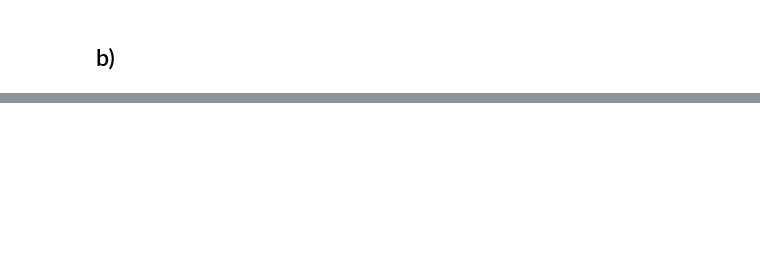
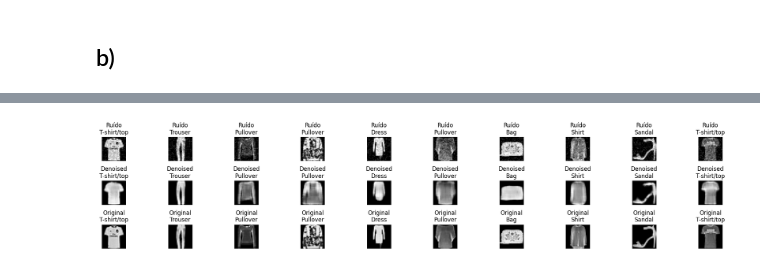
Before and after one commit to erlonL/deep-learning-lista2, a Jupyter notebook: 3-fashion-mnist.ipynb, the cells around one changed output, grey strips where cells are left out. Cells and saved outputs as stored; diff of their text form; code cells hidden in the pictures; blank space fills up the shorter version.

```diff
--- a/3-fashion-mnist.ipynb
+++ b/3-fashion-mnist.ipynb
@@ -322,0 +343,2 @@ NameError: name 'Sequential' is not defined
+# %%
+preds_denoising = model.predict(test_images_noisy)
@@ -322,0 +347,23 @@ NameError: name 'Sequential' is not defined
+# %%
+fig, ax = plt.subplots(3, 10, figsize=(20, 4))
+
+for i in range(10):
+    # Linha 1: Imagens com ruído
+    ax[0, i].imshow(test_images_noisy[i], cmap='gray')
+    ax[0, i].set_title(f"Ruído\n{labeldict[y_test[i]]}")
+    ax[0, i].axis('off')
+
+    # Linha 2: Imagens reconstruídas
+    ax[1, i].imshow(preds_denoising[i], cmap='gray')
+    ax[1, i].set_title(f"Denoised\n{labeldict[y_test[i]]}")
+    ax[1, i].axis('off')
+
+    # Linha 3: Imagens originais
+    ax[2, i].imshow(X_test[i], cmap='gray')
+    ax[2, i].set_title(f"Original\n{labeldict[y_test[i]]}")
+    ax[2, i].axis('off')
+
+plt.tight_layout()
+plt.show()
+# %% [output]
+[figure, added]
```
Also changed, not shown: parts of 16 cells of this notebook.
